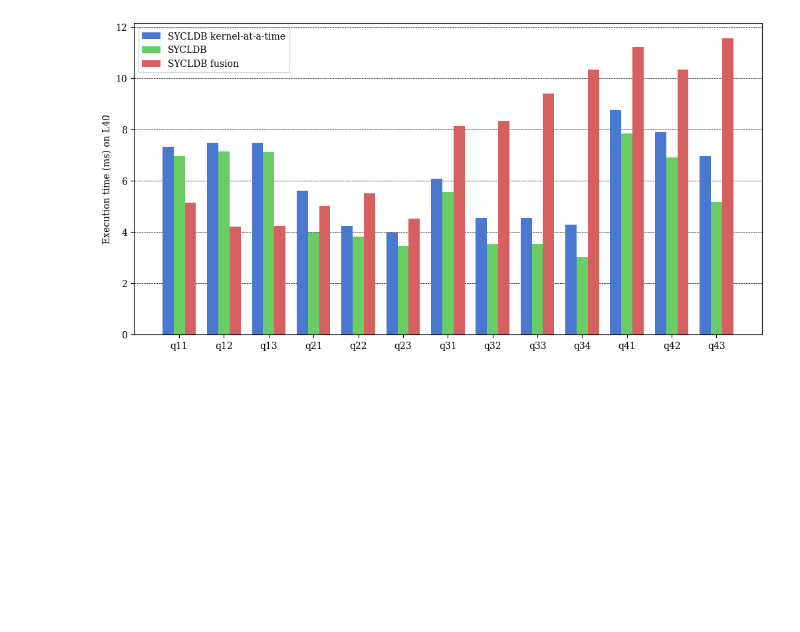
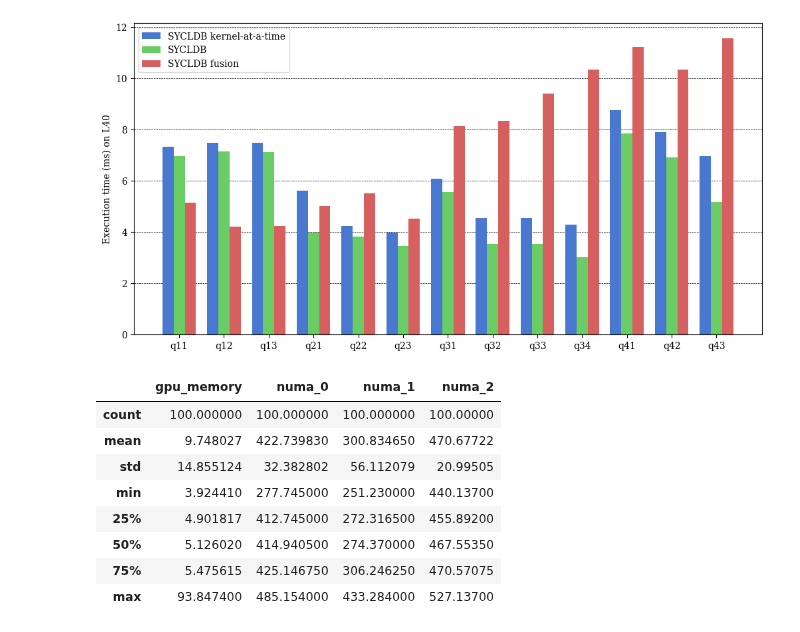
Before and after one commit to Maestro-Zacht/sycldb-calcite-executor, a Jupyter notebook: performances/perf.ipynb, the cells around one changed output. Drawn from its saved outputs; the diff is of its cells as text; code cells hidden in the pictures; blank space fills up the shorter version.

Commit message:
performance of various numa nodes

```diff
--- a/performances/perf.ipynb
+++ b/performances/perf.ipynb
@@ -236,3 +236,26 @@ ax.grid(color='black', linestyle='--', linewidth=0.5, zorder=1000, axis='y')
 plt.show()
 # %% [output]
 [figure]
+# %%
+numa_results = pd.DataFrame()
+
+numa0_df = pd.read_csv('q11-performance-cxl-numa-0.log', header=None, names=['execution_time_ms'])
+numa1_df = pd.read_csv('q11-performance-cxl-numa-1.log', header=None, names=['execution_time_ms'])
+numa2_df = pd.read_csv('q11-performance-cxl-numa-2.log', header=None, names=['execution_time_ms'])
+
+numa_results['gpu_memory'] = results_cxl['q11_fusion']
+numa_results['numa_0'] = numa0_df['execution_time_ms']
+numa_results['numa_1'] = numa1_df['execution_time_ms']
+numa_results['numa_2'] = numa2_df['execution_time_ms']
+
+numa_results.describe()
+# %% [output]
+|  | gpu_memory | numa_0 | numa_1 | numa_2 |
+| count | 100.000000 | 100.000000 | 100.000000 | 100.00000 |
+| mean | 9.748027 | 422.739830 | 300.834650 | 470.67722 |
+| std | 14.855124 | 32.382802 | 56.112079 | 20.99505 |
+| min | 3.924410 | 277.745000 | 251.230000 | 440.13700 |
+| 25% | 4.901817 | 412.745000 | 272.316500 | 455.89200 |
+| 50% | 5.126020 | 414.940500 | 274.370000 | 467.55350 |
+| 75% | 5.475615 | 425.146750 | 306.246250 | 470.57075 |
+| max | 93.847400 | 485.154000 | 433.284000 | 527.13700 |
```
Also changed, not shown: 8 other files.
